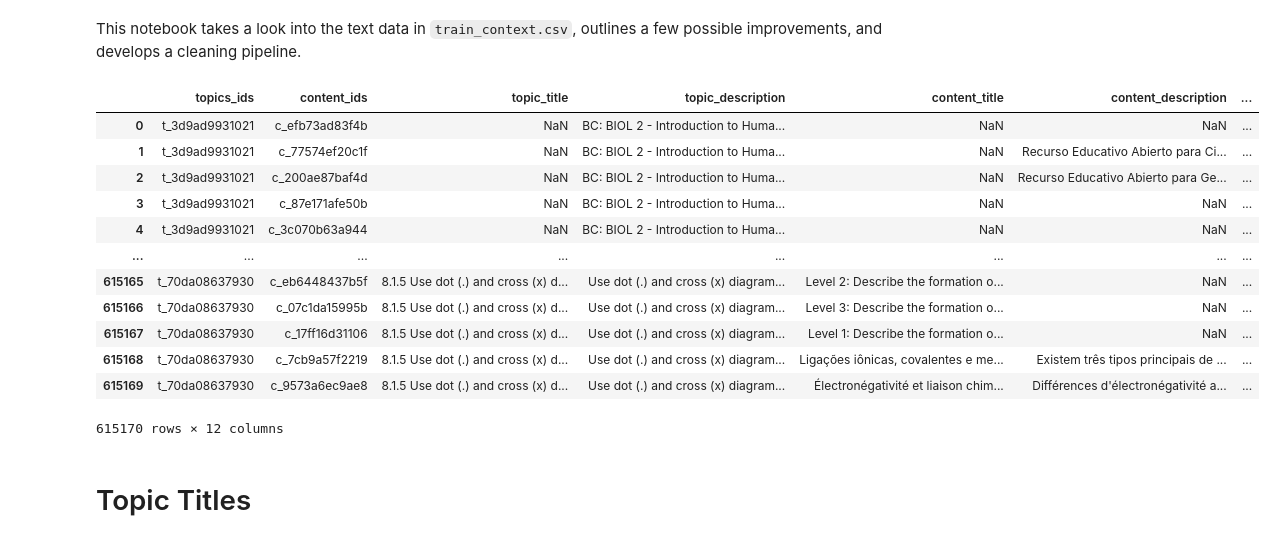
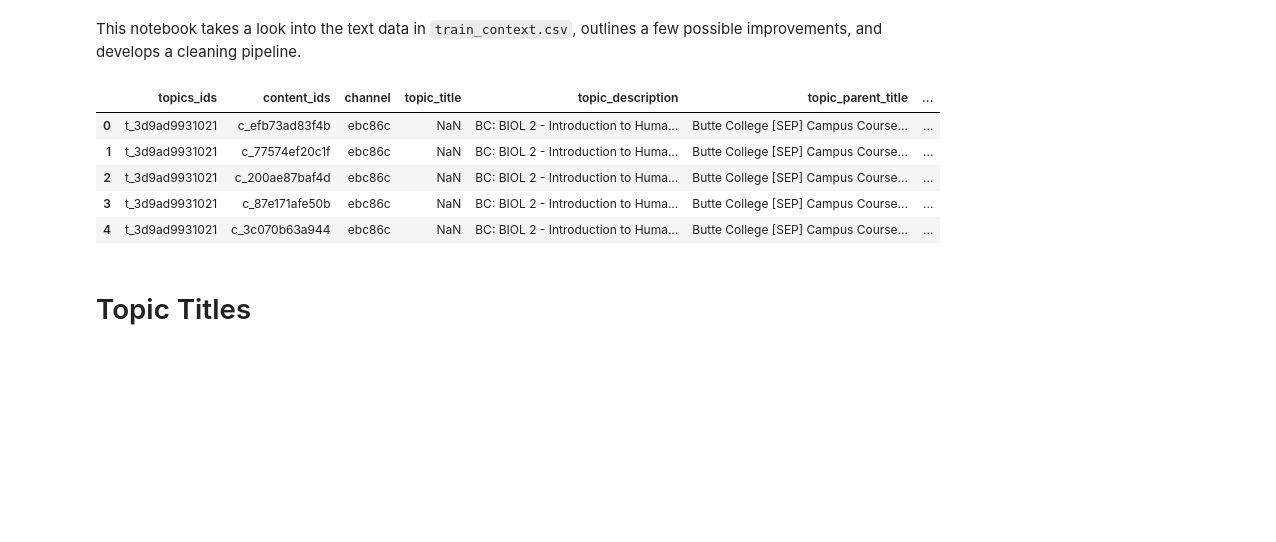
Before and after one commit to alckasoc/Learning-Equality-Curriculum-Rec, a Jupyter notebook: src/baseline_utils/context_clean.ipynb, the cells around one changed output. Drawn from its saved outputs; the diff is of its cells as text; code cells hidden in the pictures; blank space fills up the shorter version.

Commit message:
added train.csv cleaning

```diff
--- a/src/baseline_utils/context_clean.ipynb
+++ b/src/baseline_utils/context_clean.ipynb
@@ -13,23 +13,16 @@ from copy import deepcopy
 # %%
 topics = pd.read_csv("../../input/topics.csv")
 # %%
-train_context = pd.read_csv("../../input/train_context.csv")
+train_context = pd.read_csv("../../input/train_context_5fold.csv")
 # %%
-train_context
+train_context.head()
 # %% [output]
-|  | topics_ids | content_ids | topic_title | topic_description | content_title | content_description | ... |
-| 0 | t_3d9ad9931021 | c_efb73ad83f4b | NaN | BC: BIOL 2 - Introduction to Huma... | NaN | NaN | ... |
-| 1 | t_3d9ad9931021 | c_77574ef20c1f | NaN | BC: BIOL 2 - Introduction to Huma... | NaN | Recurso Educativo Abierto para Ci... | ... |
-| 2 | t_3d9ad9931021 | c_200ae87baf4d | NaN | BC: BIOL 2 - Introduction to Huma... | NaN | Recurso Educativo Abierto para Ge... | ... |
-| 3 | t_3d9ad9931021 | c_87e171afe50b | NaN | BC: BIOL 2 - Introduction to Huma... | NaN | NaN | ... |
-| 4 | t_3d9ad9931021 | c_3c070b63a944 | NaN | BC: BIOL 2 - Introduction to Huma... | NaN | NaN | ... |
-| ... | ... | ... | ... | ... | ... | ... | ... |
-| 615165 | t_70da08637930 | c_eb6448437b5f | 8.1.5 Use dot (.) and cross (x) d... | Use dot (.) and cross (x) diagram... | Level 2: Describe the formation o... | NaN | ... |
-| 615166 | t_70da08637930 | c_07c1da15995b | 8.1.5 Use dot (.) and cross (x) d... | Use dot (.) and cross (x) diagram... | Level 3: Describe the formation o... | NaN | ... |
-| 615167 | t_70da08637930 | c_17ff16d31106 | 8.1.5 Use dot (.) and cross (x) d... | Use dot (.) and cross (x) diagram... | Level 1: Describe the formation o... | NaN | ... |
-| 615168 | t_70da08637930 | c_7cb9a57f2219 | 8.1.5 Use dot (.) and cross (x) d... | Use dot (.) and cross (x) diagram... | Ligações iônicas, covalentes e me... | Existem três tipos principais de ... | ... |
-| 615169 | t_70da08637930 | c_9573a6ec9ae8 | 8.1.5 Use dot (.) and cross (x) d... | Use dot (.) and cross (x) diagram... | Électronégativité et liaison chim... | Différences d'électronégativité a... | ... |
+|  | topics_ids | content_ids | channel | topic_title | topic_description | topic_parent_title | ... |
+| 0 | t_3d9ad9931021 | c_efb73ad83f4b | ebc86c | NaN | BC: BIOL 2 - Introduction to Huma... | Butte College [SEP] Campus Course... | ... |
+| 1 | t_3d9ad9931021 | c_77574ef20c1f | ebc86c | NaN | BC: BIOL 2 - Introduction to Huma... | Butte College [SEP] Campus Course... | ... |
+| 2 | t_3d9ad9931021 | c_200ae87baf4d | ebc86c | NaN | BC: BIOL 2 - Introduction to Huma... | Butte College [SEP] Campus Course... | ... |
+| 3 | t_3d9ad9931021 | c_87e171afe50b | ebc86c | NaN | BC: BIOL 2 - Introduction to Huma... | Butte College [SEP] Campus Course... | ... |
+| 4 | t_3d9ad9931021 | c_3c070b63a944 | ebc86c | NaN | BC: BIOL 2 - Introduction to Huma... | Butte College [SEP] Campus Course... | ... |
-615170 rows × 12 columns
 # %% [markdown]
 # Topic Titles
 # %%
```
Also changed, not shown: 1 other file.
